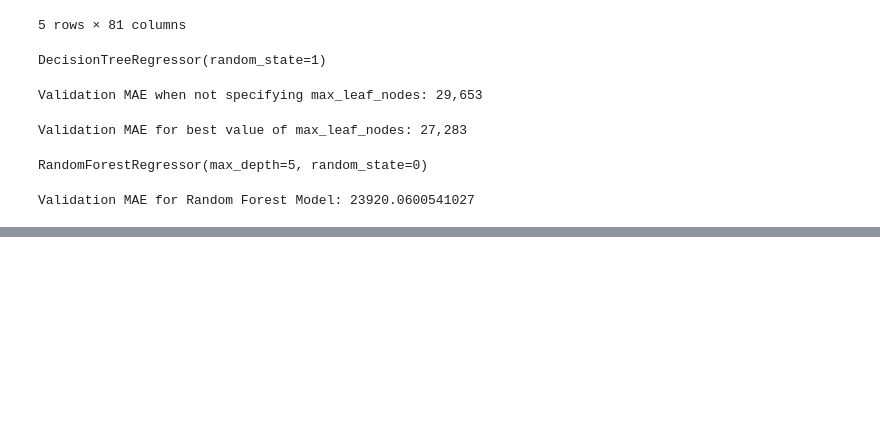
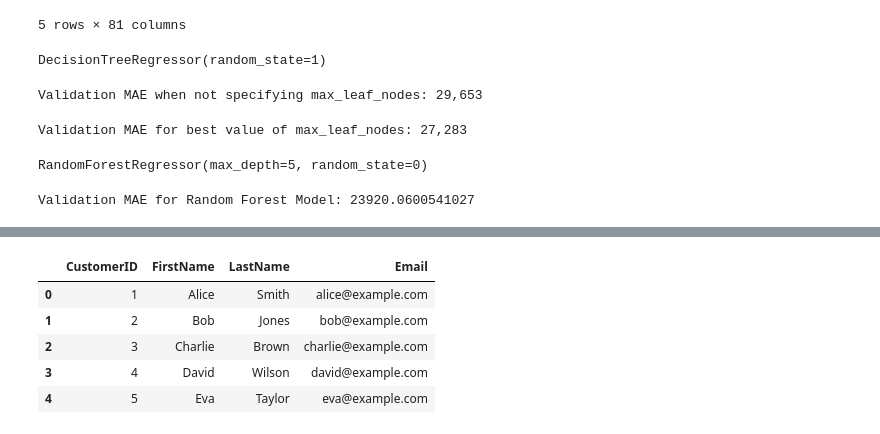
Before and after one commit to samsonafo/ML-Fundamentals, a Jupyter notebook: Others/workbook1.ipynb, the cells around one changed output, grey strips where cells are left out. Cells and saved outputs as stored; diff of their text form; code cells hidden in the pictures; blank space fills up the shorter version.

```diff
--- a/Others/workbook1.ipynb
+++ b/Others/workbook1.ipynb
@@ -71,3 +71,20 @@ rf_val_mae = mean_absolute_error(rf_model_val_pred, val_y)
 print("Validation MAE for Random Forest Model: {}".format(rf_val_mae))
 # %% [output]
 Validation MAE for Random Forest Model: 23920.0600541027
+# %%
+#import libraries
+import pandas as pd
+
+# Step 1: Read the files
+df1 = pd.read_excel("customers_part1.xlsx")
+df2 = pd.read_excel("customers_part2.xlsx")
+purchases = pd.read_excel("purchases.xlsx")
+
+# Step 2: Append the customer data
+customers = pd.concat([df1, df2])
+
+# Step 3: Merge with purchases data
+merged_data = pd.merge(customers, purchases, on="CustomerID", how="left")
+
+# Step 4: View results
+print(merged_data)
@@ -73,0 +109,9 @@ Validation MAE for Random Forest Model: 23920.0600541027
+# %%
+df1.head()
+# %% [output]
+|  | CustomerID | FirstName | LastName | Email |
+| 0 | 1 | Alice | Smith | alice@example.com |
+| 1 | 2 | Bob | Jones | bob@example.com |
+| 2 | 3 | Charlie | Brown | charlie@example.com |
+| 3 | 4 | David | Wilson | david@example.com |
+| 4 | 5 | Eva | Taylor | eva@example.com |
```
Also changed, not shown: parts of 3 cells of this notebook, 12 other files.
